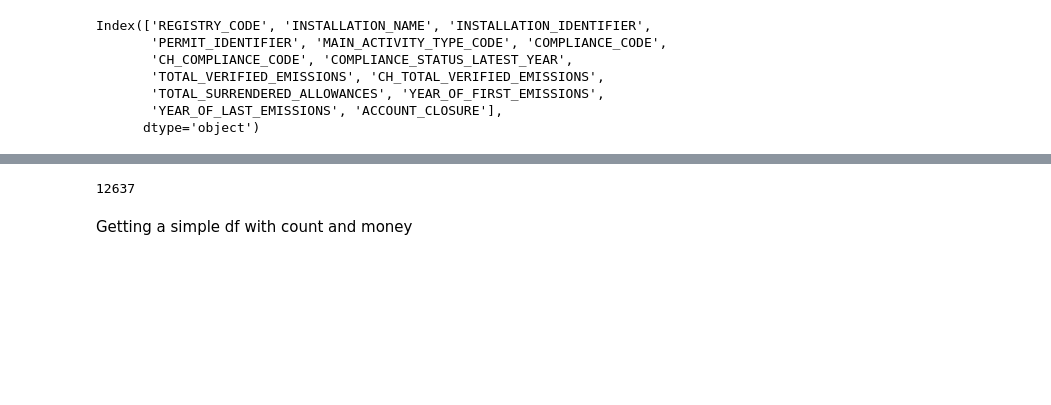
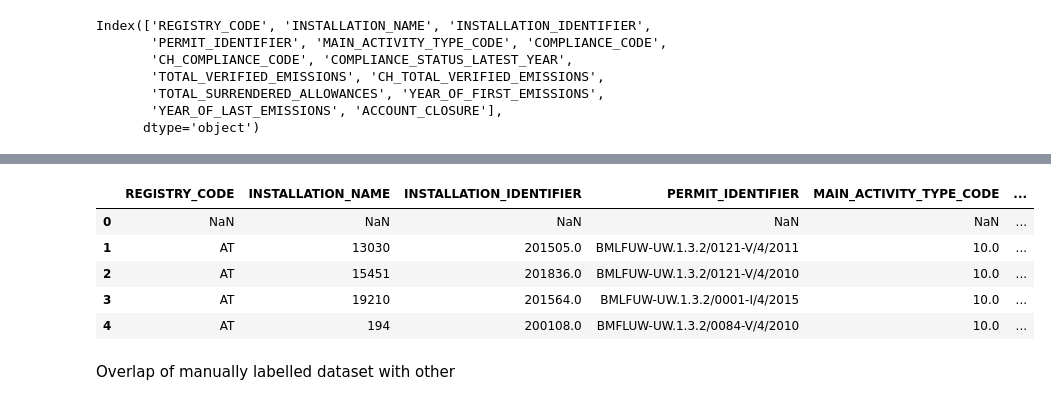
Before and after one commit to BenBowring/EnergyData, a Jupyter notebook: DataInvestigation.ipynb, the cells around one changed output, grey strips where cells are left out. Saved outputs shown, nothing was run; the diff lists cells and outputs as text; code cells hidden in the pictures; blank space fills up the shorter version.

```diff
--- a/DataInvestigation.ipynb
+++ b/DataInvestigation.ipynb
@@ -136,4 +168,16 @@ mapped_index = mapped_df.groupby('Installation name')['ICIS-ID'].count().index
+# %%
+installs_df.head()
+# %% [output]
+|  | REGISTRY_CODE | INSTALLATION_NAME | INSTALLATION_IDENTIFIER | PERMIT_IDENTIFIER | MAIN_ACTIVITY_TYPE_CODE | ... |
+| 0 | NaN | NaN | NaN | NaN | NaN | ... |
+| 1 | AT | 13030 | 201505.0 | BMLFUW‐UW.1.3.2/0121‐V/4/2011 | 10.0 | ... |
+| 2 | AT | 15451 | 201836.0 | BMLFUW-UW.1.3.2/0121-V/4/2010 | 10.0 | ... |
+| 3 | AT | 19210 | 201564.0 | BMLFUW-UW.1.3.2/0001-I/4/2015 | 10.0 | ... |
+| 4 | AT | 194 | 200108.0 | BMFLUW-UW.1.3.2/0084-V/4/2010 | 10.0 | ... |
+# %% [markdown]
+Overlap of manually labelled dataset with other
 # %%
-len([install for install in installs_index if install in mapped_index])
+info_array = [mapped_df.shape[0],
+ installs_df.shape[0],
+ len([install for install in installs_index if install in mapped_index]),
+ count_df.dropna().shape[0]]
-# %% [output]
-12637
@@ -142,2 +183,0 @@ mapped_df['Comp_Count'] = mapped_df.groupby(["Company name"])['ICIS-ID'].transfo
-# %% [markdown]
-Getting a simple df with count and money
```
Also changed, not shown: parts of 26 cells of this notebook.
